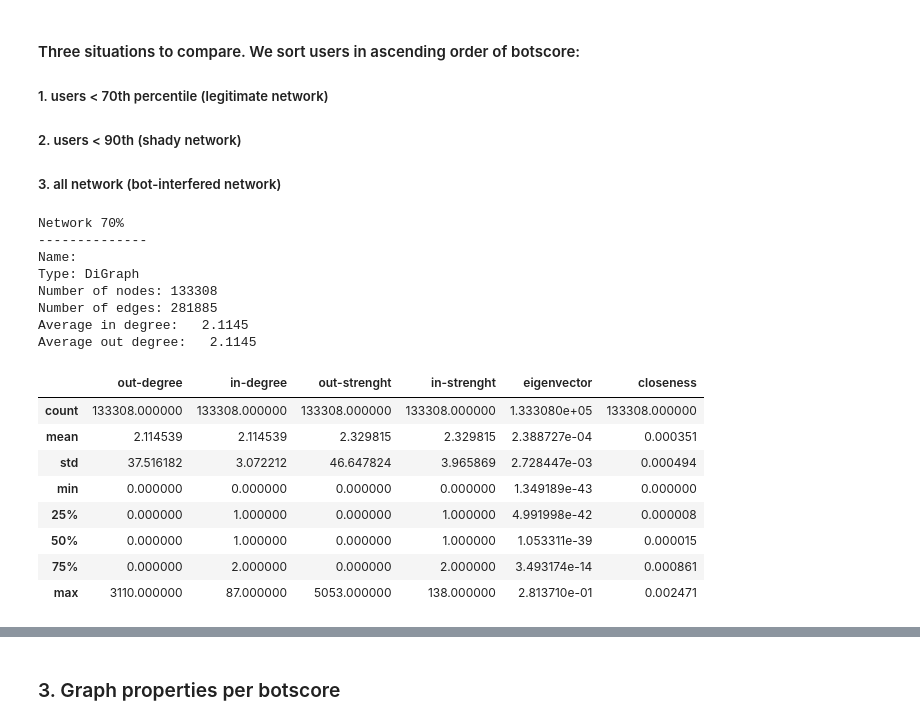
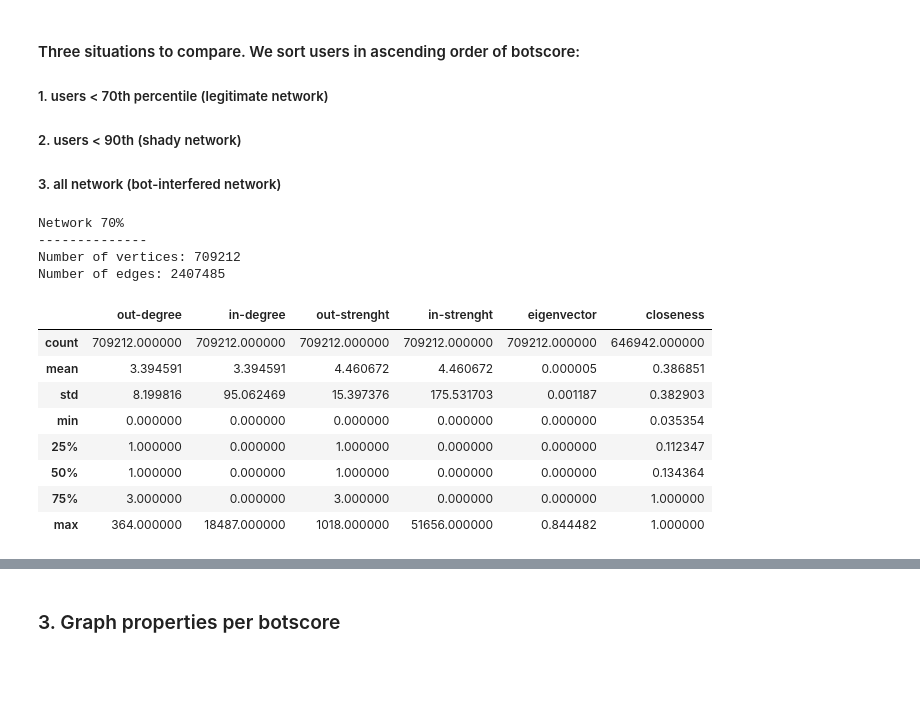
Before and after one commit to javier-pg/botbusters-spanish-general-elections-network-analysis, a Jupyter notebook: code/3.DataDescription.ipynb, the cells around one changed output, grey strips where cells are left out. Drawn from its saved outputs; the diff is of its cells as text; code cells hidden in the pictures; blank space fills up the shorter version.

```diff
--- a/code/3.DataDescription.ipynb
+++ b/code/3.DataDescription.ipynb
@@ -111,7 +106,7 @@ def get_retweets(collection):
     """
     retweets = list(collection
                     .find({'sampled':True},{'_id': False, 'tweet_id': True, 'user_id' : True})
-                    .limit(LIMIT)
+                    #.limit(LIMIT)
                    )
 
     print("Number of retweets:", len(retweets))
@@ -295,0 +340,6 @@ plt.show()
+# %%
+%%time
+
+X = gt.Graph(directed=True)
+eweight = X.new_edge_property('int')
+user_ids = X.add_edge_list(df_edges.values, hashed=True, hash_type='string', eprops=[eweight])
@@ -295,0 +349,9 @@ plt.show()
+# %%
+%%time
+
+# botscore for nodes
+user_botscores_dic = df_users.set_index('_id').to_dict('index')
+node_botscores = []
+for user_id in user_ids:
+    node_botscore = user_botscores_dic[user_id]['botscore']
+    node_botscores.append(node_botscore)
@@ -306,60 +383,62 @@ df = pd.DataFrame()
 prs = [70,90]
 ps = np.percentile(a=users.botscore, q=prs, interpolation='lower')
 
 percentile = {70: ps[0],
               90: ps[1],
               100: 1.01}
 
 for percentage in [70, 90, 100]:
     print("Network " + str(percentage) +"%")
     print("--------------")
 
-    nodes = (
-        node
-        for node, data
-        in G.nodes(data=True)
-        if data.get("botscore") < percentile[percentage] and data.get("botscore") >= 0
-    )
 
-    H = G.subgraph(nodes)
+    filtering_properties = []
+    for b in node_botscores:
+        if b < percentile[percentage]:
+            filtering_properties.append(True)
+        else:
+            filtering_properties.append(False)
 
-    print(nx.info(H))
-    df_percentile = pd.DataFrame.from_dict({'out-degree':list(dict(H.out_degree()).values()),
-                                      'in-degree':list(dict(H.in_degree()).values()),
-                                      'out-strenght':list(dict(H.out_degree(weight='weight')).values()),
-                                      'in-strenght':list(dict(H.in_degree(weight='weight')).values()),
-                                      'eigenvector':list(dict(nx.eigenvector_centrality(H, weight='weight')).values()),
-                                      'closeness':list(dict(nx.closeness_centrality(H)).values())
+
+
+    X.set_vertex_filter(X.new_vertex_property(value_type='bool', vals=filtering_properties))
+
+    print("Number of vertices:", X.num_vertices())
+    print("Number of edges:", X.num_edges())
+
+    df_percentile = pd.DataFrame.from_dict({'out-degree':X.get_out_degrees(X.get_vertices()),
+                                      'in-degree':X.get_in_degrees(X.get_vertices()),
+                                      'out-strenght':X.get_out_degrees(X.get_vertices(),eweight),
+                                      'in-strenght':X.get_in_degrees(X.get_vertices(),eweight),
+                                      'eigenvector':gt.eigenvector(g=X, weight=eweight)[1],
+                                      'closeness':gt.closeness(g=X, weight=eweight)
                                      },
                                       orient='columns')
 
     display(df_percentile.describe())
 
     df_percentile['network'] = str(percentage)+'%'
 
     if percentage == 70:
         df = df_percentile
     else:
         df = df.append(df_percentile, ignore_index=True)
 
+    X.set_vertex_filter(None)
     print()
 # %% [output]
 Network 70%
 --------------
-Name:
-Type: DiGraph
-Number of nodes: 133308
-Number of edges: 281885
-Average in degree:   2.1145
-Average out degree:   2.1145
+Number of vertices: 709212
+Number of edges: 2407485
 |  | out-degree | in-degree | out-strenght | in-strenght | eigenvector | closeness |
-| count | 133308.000000 | 133308.000000 | 133308.000000 | 133308.000000 | 1.333080e+05 | 133308.000000 |
-| mean | 2.114539 | 2.114539 | 2.329815 | 2.329815 | 2.388727e-04 | 0.000351 |
-| std | 37.516182 | 3.072212 | 46.647824 | 3.965869 | 2.728447e-03 | 0.000494 |
-| min | 0.000000 | 0.000000 | 0.000000 | 0.000000 | 1.349189e-43 | 0.000000 |
-| 25% | 0.000000 | 1.000000 | 0.000000 | 1.000000 | 4.991998e-42 | 0.000008 |
-| 50% | 0.000000 | 1.000000 | 0.000000 | 1.000000 | 1.053311e-39 | 0.000015 |
-| 75% | 0.000000 | 2.000000 | 0.000000 | 2.000000 | 3.493174e-14 | 0.000861 |
-| max | 3110.000000 | 87.000000 | 5053.000000 | 138.000000 | 2.813710e-01 | 0.002471 |
+| count | 709212.000000 | 709212.000000 | 709212.000000 | 709212.000000 | 709212.000000 | 646942.000000 |
+| mean | 3.394591 | 3.394591 | 4.460672 | 4.460672 | 0.000005 | 0.386851 |
+| std | 8.199816 | 95.062469 | 15.397376 | 175.531703 | 0.001187 | 0.382903 |
+| min | 0.000000 | 0.000000 | 0.000000 | 0.000000 | 0.000000 | 0.035354 |
+| 25% | 1.000000 | 0.000000 | 1.000000 | 0.000000 | 0.000000 | 0.112347 |
+| 50% | 1.000000 | 0.000000 | 1.000000 | 0.000000 | 0.000000 | 0.134364 |
+| 75% | 3.000000 | 0.000000 | 3.000000 | 0.000000 | 0.000000 | 1.000000 |
+| max | 364.000000 | 18487.000000 | 1018.000000 | 51656.000000 | 0.844482 | 1.000000 |
 Network 90%
 --------------
```
Also changed, not shown: parts of 34 cells of this notebook, 16 other files.
